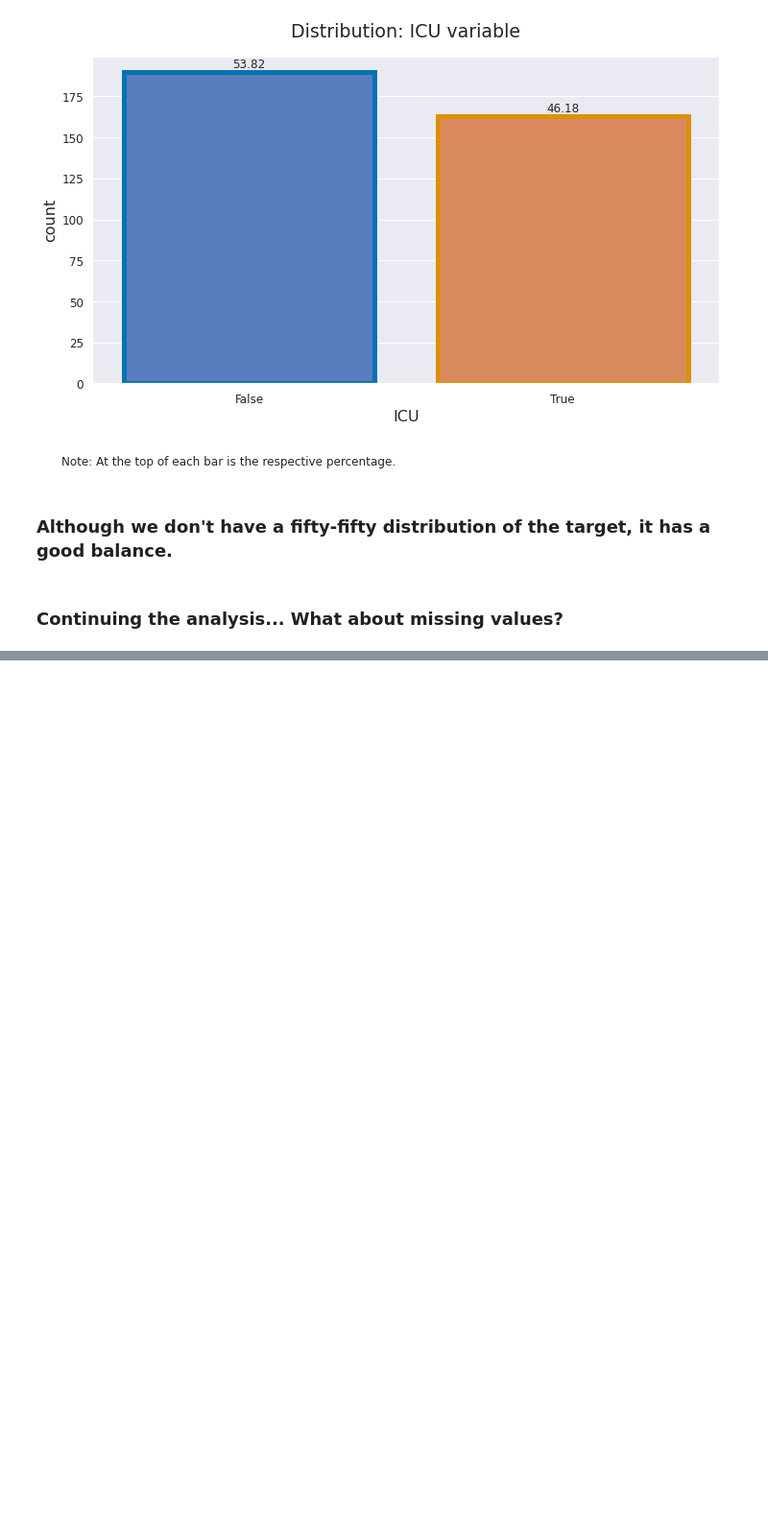
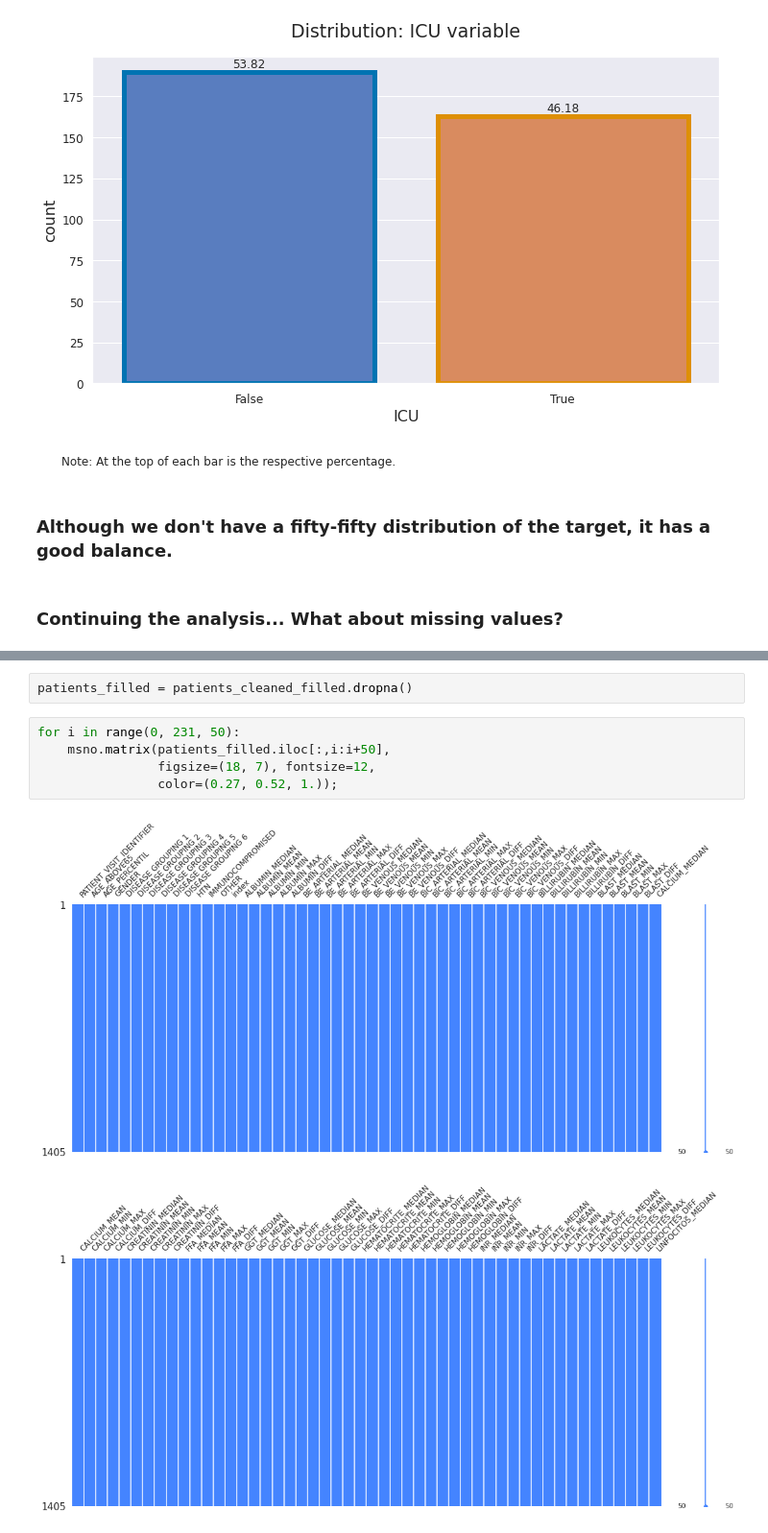
Before and after one commit to gabrielatrindade/alura-bootcamp, a Jupyter notebook: module6/project/Sirio-Libanes_kaggle_Final_Project.ipynb, the cells around one changed output, grey strips where cells are left out. Shown at 96% size. Drawn from its saved outputs; the diff is of its cells as text; blank space fills up the shorter version.

```diff
--- a/module6/project/Sirio-Libanes_kaggle_Final_Project.ipynb
+++ b/module6/project/Sirio-Libanes_kaggle_Final_Project.ipynb
@@ -358,0 +481,10 @@ msno.matrix(patients_cleaned);
+# %%
+patients_filled = patients_cleaned_filled.dropna()
+# %%
+for i in range(0, 231, 50):
+    msno.matrix(patients_filled.iloc[:,i:i+50],
+                figsize=(18, 7), fontsize=12,
+                color=(0.27, 0.52, 1.));
+# %% [output]
+[figure, added]
+[figure, added]
```
Also changed, not shown: parts of 18 cells of this notebook.
